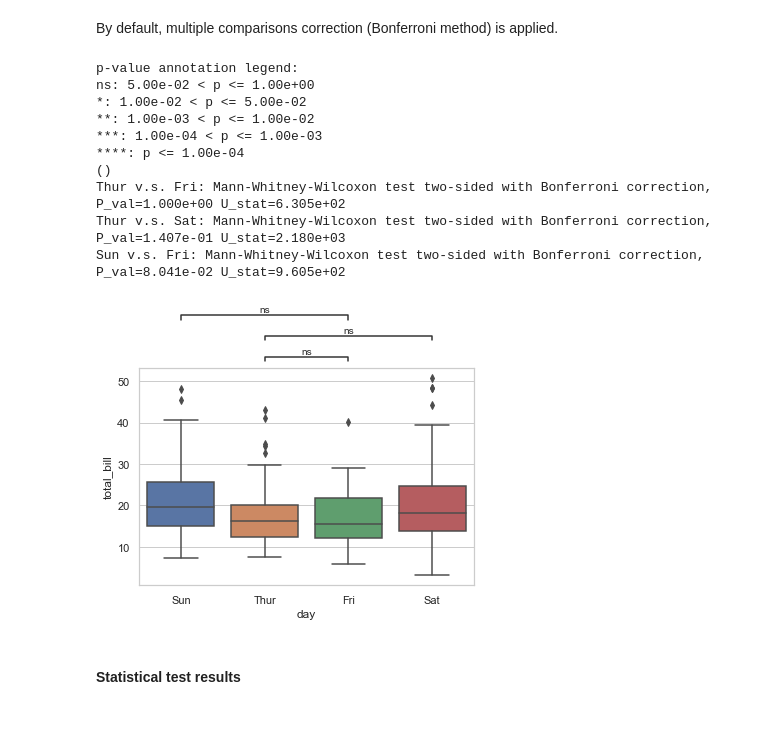
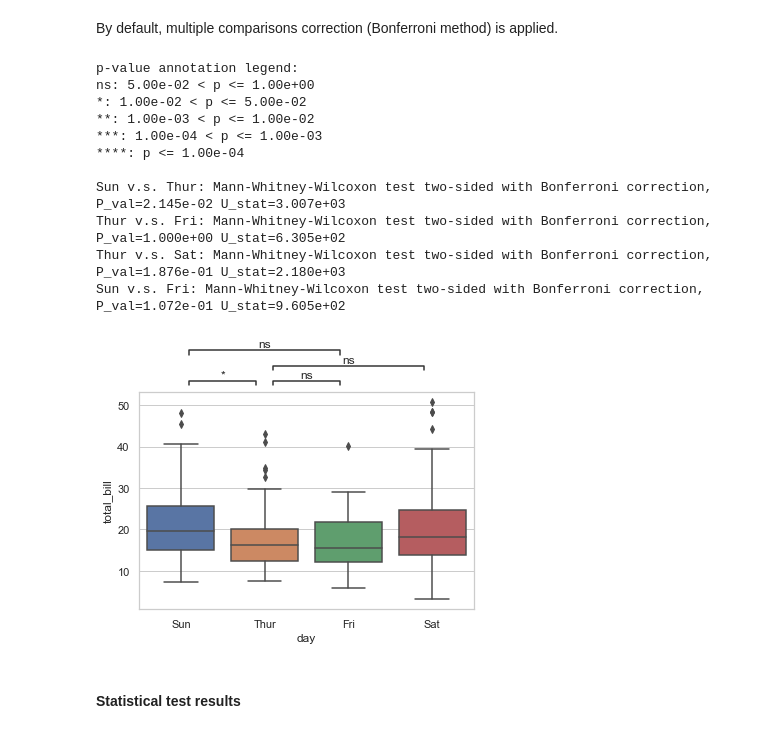
Before and after one commit to efharkin/statannot, a Jupyter notebook: example/example.ipynb, the cells around one changed output. Saved outputs shown, nothing was run; the diff lists cells and outputs as text; code cells hidden in the pictures.

```diff
--- a/example/example.ipynb
+++ b/example/example.ipynb
@@ -19,24 +19,25 @@ df = sns.load_dataset("tips")
 # %%
 x = "day"
 y = "total_bill"
 order = ['Sun', 'Thur', 'Fri', 'Sat']
 ax = sns.boxplot(data=df, x=x, y=y, order=order)
 ax, test_results = add_stat_annotation(ax, data=df, x=x, y=y, order=order,
-                                   box_pairs=[("Thur", "Fri"), ("Thur", "Sat"), ("Fri", "Sun")],
+                                   box_pairs=[("Sun", "Thur"), ("Thur", "Fri"), ("Thur", "Sat"), ("Fri", "Sun")],
                                    test='Mann-Whitney', text_format='star', loc='outside', verbose=2)
 plt.savefig('example_non-hue_outside.png', dpi=300, bbox_inches='tight')
 # %% [output]
 p-value annotation legend:
 ns: 5.00e-02 < p <= 1.00e+00
 *: 1.00e-02 < p <= 5.00e-02
 **: 1.00e-03 < p <= 1.00e-02
 ***: 1.00e-04 < p <= 1.00e-03
 ****: p <= 1.00e-04
-()
+
+Sun v.s. Thur: Mann-Whitney-Wilcoxon test two-sided with Bonferroni correction, P_val=2.145e-02 U_stat=3.007e+03
 Thur v.s. Fri: Mann-Whitney-Wilcoxon test two-sided with Bonferroni correction, P_val=1.000e+00 U_stat=6.305e+02
-Thur v.s. Sat: Mann-Whitney-Wilcoxon test two-sided with Bonferroni correction, P_val=1.407e-01 U_stat=2.180e+03
-Sun v.s. Fri: Mann-Whitney-Wilcoxon test two-sided with Bonferroni correction, P_val=8.041e-02 U_stat=9.605e+02
+Thur v.s. Sat: Mann-Whitney-Wilcoxon test two-sided with Bonferroni correction, P_val=1.876e-01 U_stat=2.180e+03
+Sun v.s. Fri: Mann-Whitney-Wilcoxon test two-sided with Bonferroni correction, P_val=1.072e-01 U_stat=9.605e+02
-[figure, old version]
+[figure, new version]
 # %% [markdown]
 #### Statistical test results
 # %% [markdown]
```
Also changed, not shown: parts of 11 cells of this notebook, 8 other files.
